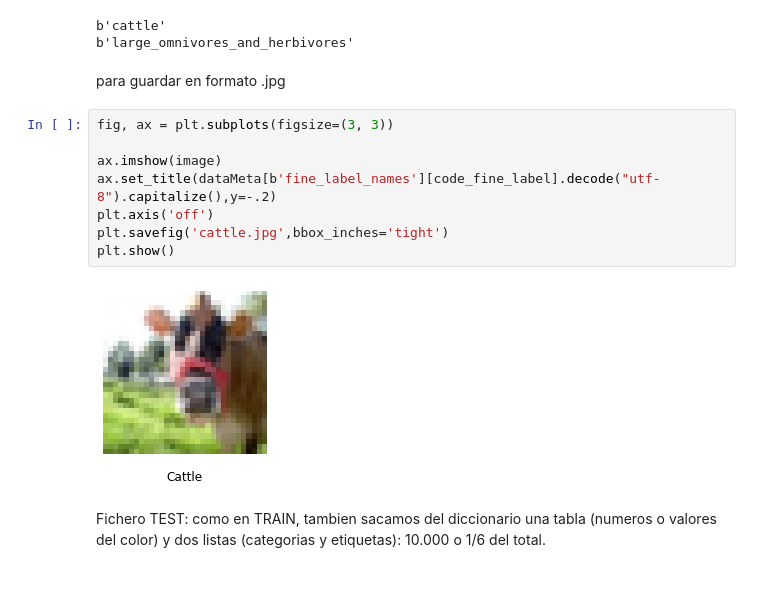
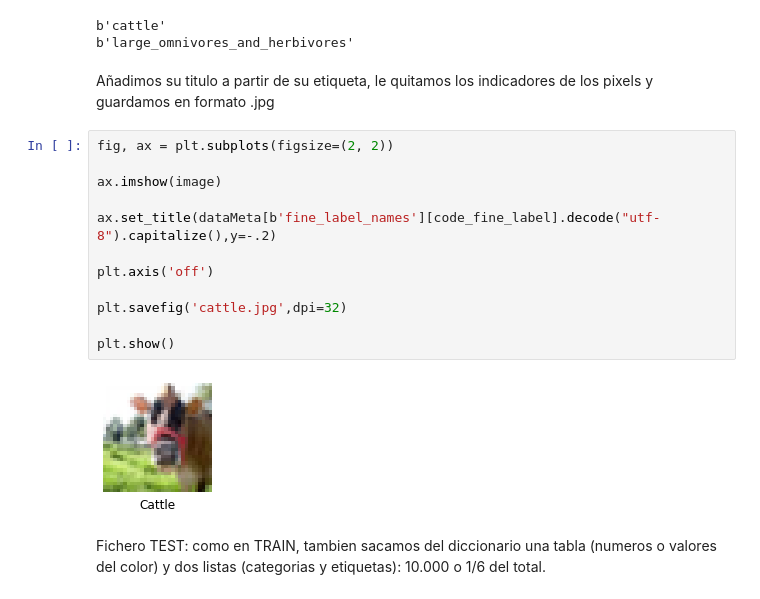
Before and after one commit to PonsRullan/Bartolome, a Jupyter notebook: MLTomeu.ipynb, the cells around one changed output. Cells and saved outputs as stored; diff of their text form.

```diff
--- a/MLTomeu.ipynb
+++ b/MLTomeu.ipynb
@@ -171,18 +171,22 @@ print(dataMeta[b'coarse_label_names'][code_coarse_label])
 # %% [output]
 b'cattle'
 b'large_omnivores_and_herbivores'
-# %% [markdown]
-para guardar en formato .jpg
+# %% [markdown]
+Añadimos su titulo a partir de su etiqueta, le quitamos los indicadores de los pixels y guardamos en formato .jpg
 # %%
-fig, ax = plt.subplots(figsize=(3, 3))
+fig, ax = plt.subplots(figsize=(2, 2))
 
 ax.imshow(image)
+
 ax.set_title(dataMeta[b'fine_label_names'][code_fine_label].decode("utf-8").capitalize(),y=-.2)
+
 plt.axis('off')
-plt.savefig('cattle.jpg',bbox_inches='tight')
+
+plt.savefig('cattle.jpg',dpi=32)
+
 plt.show()
 # %% [output]
-[figure, old version]
+[figure, new version]
 # %% [markdown]
 Fichero TEST: como en TRAIN, tambien sacamos del diccionario una tabla (numeros o valores del color) y dos listas (categorias y etiquetas): 10.000 o 1/6 del total.
 # %%
```
Also changed, not shown: parts of 27 cells of this notebook.
